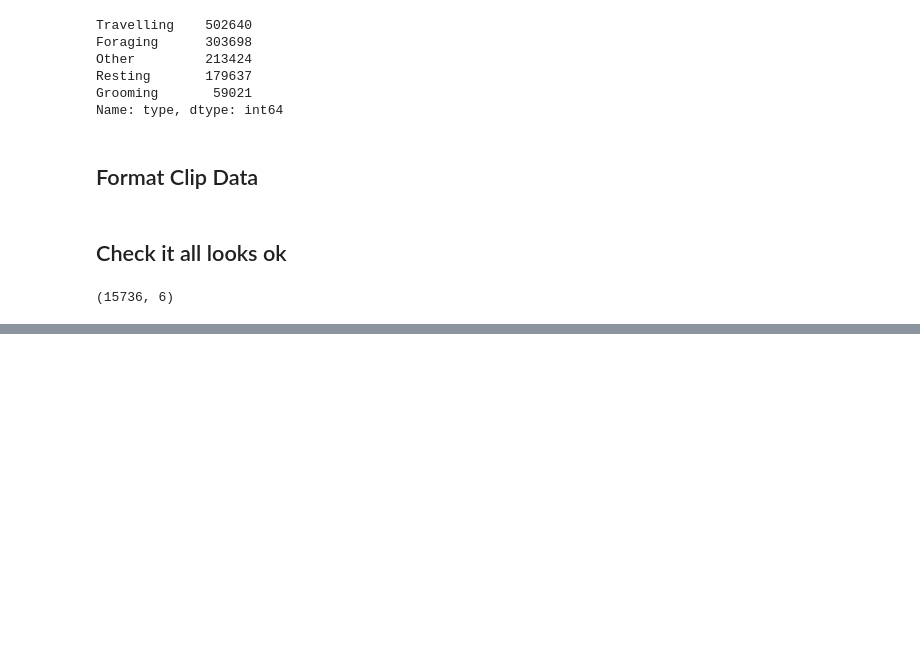
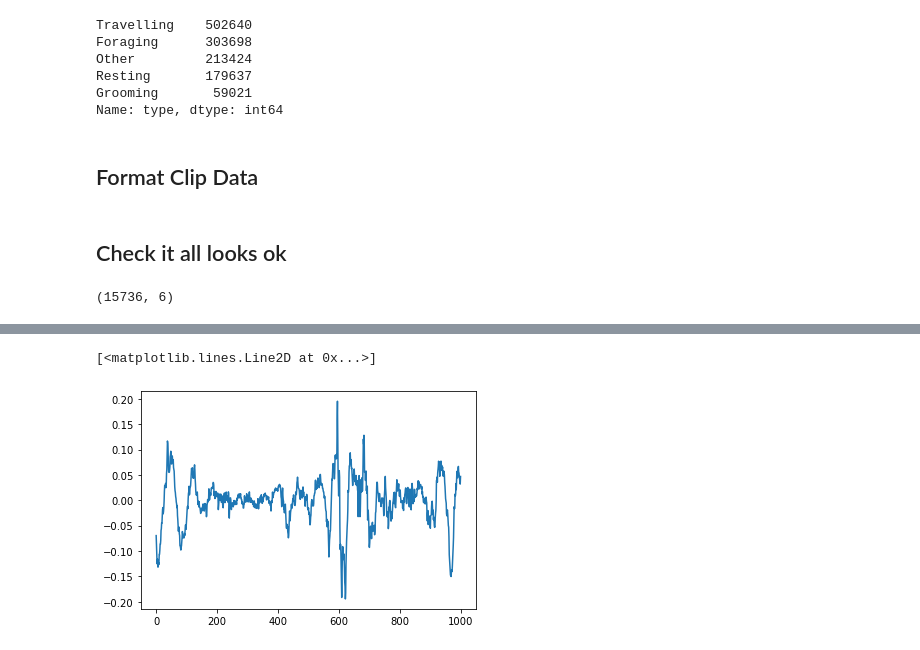
Before and after one commit to earthspecies/BEBE, a Jupyter notebook: data_formatting/format_ladds_seals.ipynb, the cells around one changed output, grey strips where cells are left out. Cells and saved outputs as stored; diff of their text form; code cells hidden in the pictures; blank space fills up the shorter version.

```diff
--- a/data_formatting/format_ladds_seals.ipynb
+++ b/data_formatting/format_ladds_seals.ipynb
@@ -180,0 +197,5 @@ for i in range(np.shape(data)[1]):
+# %%
+plt.plot(data[1000:2000, 0])
+# %% [output]
+[<matplotlib.lines.Line2D at 0x...>]
+[figure, added]
```
Also changed, not shown: parts of 3 cells of this notebook, 3 other files.
